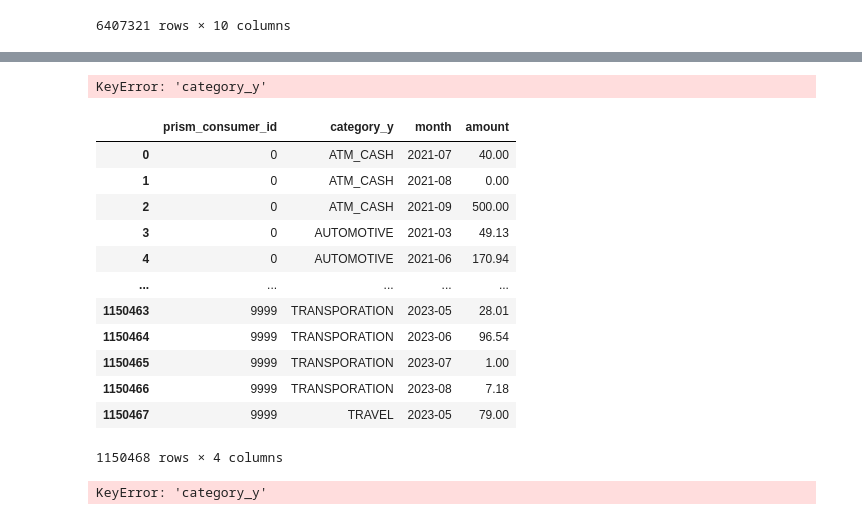
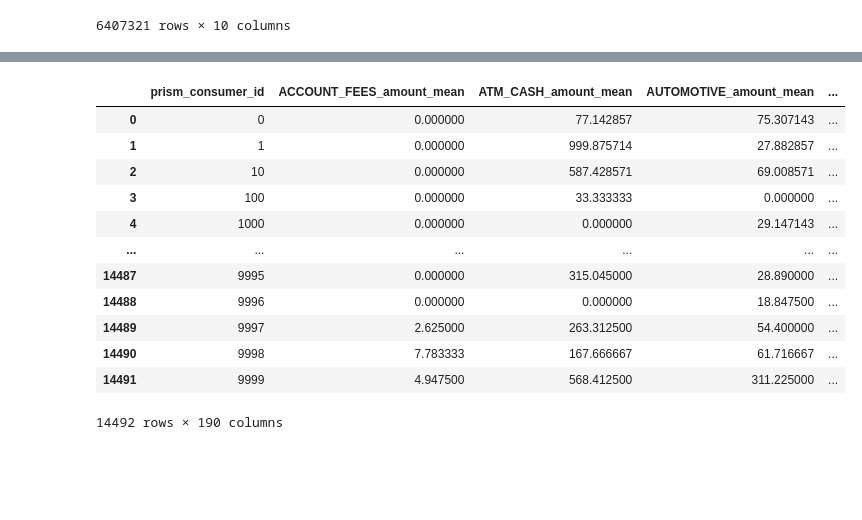
Before and after one commit to hillarychang/dsc180b-capstone-q2, a Jupyter notebook: src/notebooks/q2_feature_training.ipynb, the cells around one changed output, grey strips where cells are left out. Saved outputs shown, nothing was run; the diff lists cells and outputs as text; code cells hidden in the pictures; blank space fills up the shorter version.

Commit message:
created get_categorical_features — gets mean, std, diff over months for all 50 categories

```diff
--- a/src/notebooks/q2_feature_training.ipynb
+++ b/src/notebooks/q2_feature_training.ipynb
@@ -461,7 +461,7 @@ consumer_intervals = (
 )
 consumer_intervals.columns = ["min", "max"]
 consumer_intervals = consumer_intervals.to_dict()
-categories = sorted(transaction_categories["category_y"].unique())
+categories = sorted(transaction_categories["category"].unique())
 
 consumer_category_months = []
 for con in consumer_intervals["min"].keys():
@@ -500,39 +484,21 @@ consumer_category_months_df
 # %%
 by_category = (
-    transaction_categories[["prism_consumer_id", "category_y", "month", "amount"]]
-    .groupby(["prism_consumer_id", "category_y", "month"])
+    transaction_categories[["prism_consumer_id", "category", "month", "amount"]]
+    .groupby(["prism_consumer_id", "category", "month"])
     .sum()
     .reset_index()
 )
 
 by_category = by_category.merge(
     consumer_category_months_df,
-    on=["prism_consumer_id", "category_y", "month"],
+    on=["prism_consumer_id", "category", "month"],
     how="right",
 )
-# %% [output]
-KeyError: 'category_y'
-# %%
-by_category
-# %% [output]
-|  | prism_consumer_id | category_y | month | amount |
-| 0 | 0 | ATM_CASH | 2021-07 | 40.00 |
-| 1 | 0 | ATM_CASH | 2021-08 | 0.00 |
-| 2 | 0 | ATM_CASH | 2021-09 | 500.00 |
-| 3 | 0 | AUTOMOTIVE | 2021-03 | 49.13 |
-| 4 | 0 | AUTOMOTIVE | 2021-06 | 170.94 |
-| ... | ... | ... | ... | ... |
-| 1150463 | 9999 | TRANSPORATION | 2023-05 | 28.01 |
-| 1150464 | 9999 | TRANSPORATION | 2023-06 | 96.54 |
-| 1150465 | 9999 | TRANSPORATION | 2023-07 | 1.00 |
-| 1150466 | 9999 | TRANSPORATION | 2023-08 | 7.18 |
-| 1150467 | 9999 | TRAVEL | 2023-05 | 79.00 |
-1150468 rows × 4 columns
 # %%
 # Merge the generated consumer-category-month combinations with the aggregated data
 by_category = by_category.merge(
     consumer_category_months_df,
-    on=["prism_consumer_id", "category_y", "month"],
+    on=["prism_consumer_id", "category", "month"],
     how="right",
 )
 
@@ -541,16 +507,14 @@ by_category = by_category.fillna(0)
 
 # Calculate the difference of 'amount' for each consumer-category group (diff of consecutive months)
 by_category["diffs"] = by_category.groupby(
-    ["prism_consumer_id", "category_y"]
+    ["prism_consumer_id", "category"]
 )["amount"].transform(lambda x: x.diff())
 
 # Aggregate the mean and std of the amounts for each consumer-category group
 metrics = (
     by_category.drop(columns="month")
-    .groupby(["prism_consumer_id", "category_y"])
+    .groupby(["prism_consumer_id", "category"])
     .agg(["mean", "std"])
 )
-# %% [output]
-KeyError: 'category_y'
 # %%
 # Aggregate account balances by 'prism_consumer_id'
@@ -572,0 +536,16 @@ KeyError: 'category_y'
+# %%
+pivot_df
+# %% [output]
+|  | prism_consumer_id | ACCOUNT_FEES_amount_mean | ATM_CASH_amount_mean | AUTOMOTIVE_amount_mean | ... |
+| 0 | 0 | 0.000000 | 77.142857 | 75.307143 | ... |
+| 1 | 1 | 0.000000 | 999.875714 | 27.882857 | ... |
+| 2 | 10 | 0.000000 | 587.428571 | 69.008571 | ... |
+| 3 | 100 | 0.000000 | 33.333333 | 0.000000 | ... |
+| 4 | 1000 | 0.000000 | 0.000000 | 29.147143 | ... |
+| ... | ... | ... | ... | ... | ... |
+| 14487 | 9995 | 0.000000 | 315.045000 | 28.890000 | ... |
+| 14488 | 9996 | 0.000000 | 0.000000 | 18.847500 | ... |
+| 14489 | 9997 | 2.625000 | 263.312500 | 54.400000 | ... |
+| 14490 | 9998 | 7.783333 | 167.666667 | 61.716667 | ... |
+| 14491 | 9999 | 4.947500 | 568.412500 | 311.225000 | ... |
+14492 rows × 190 columns
```
Also changed, not shown: parts of 3 cells of this notebook, 1 other file.
